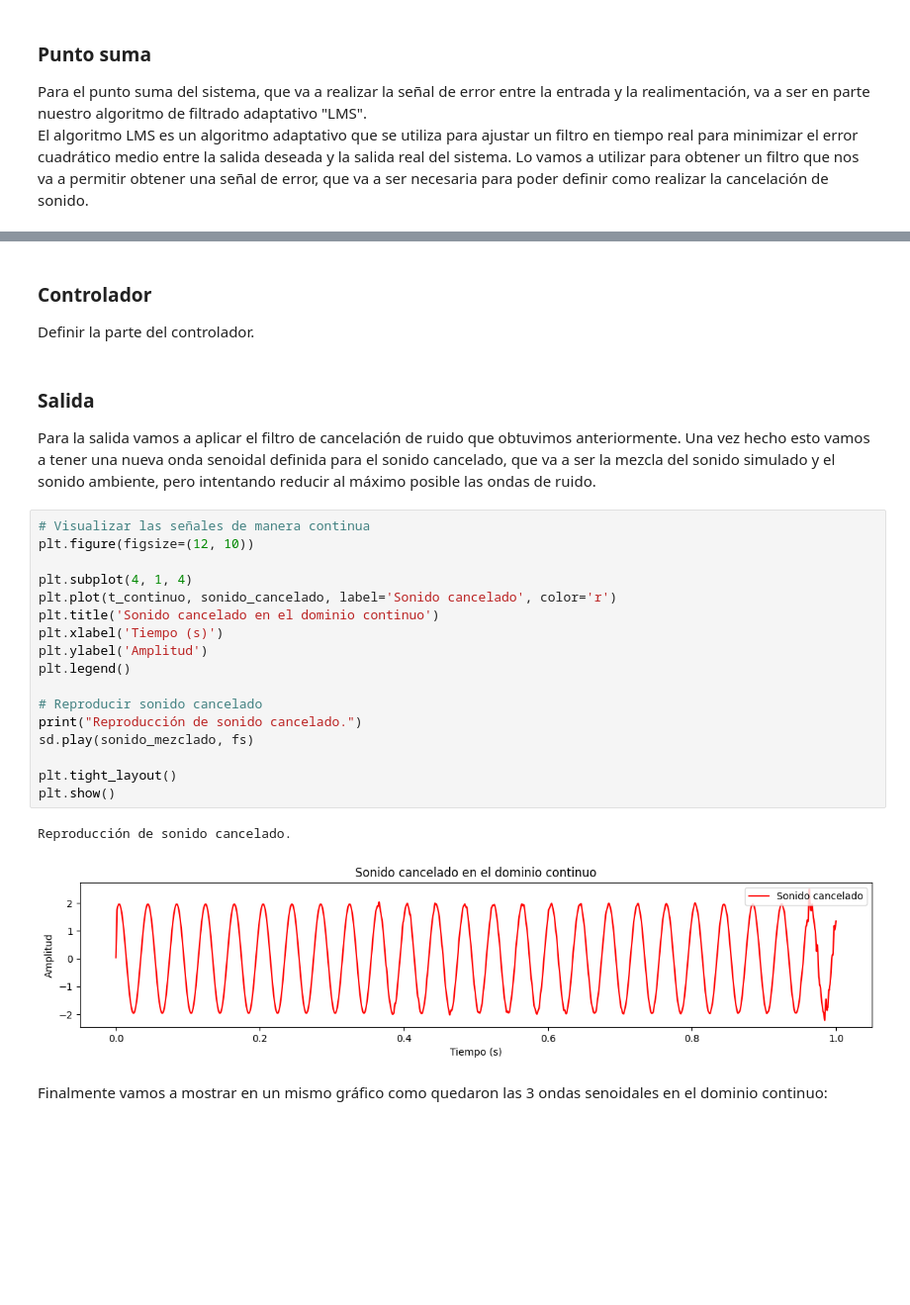
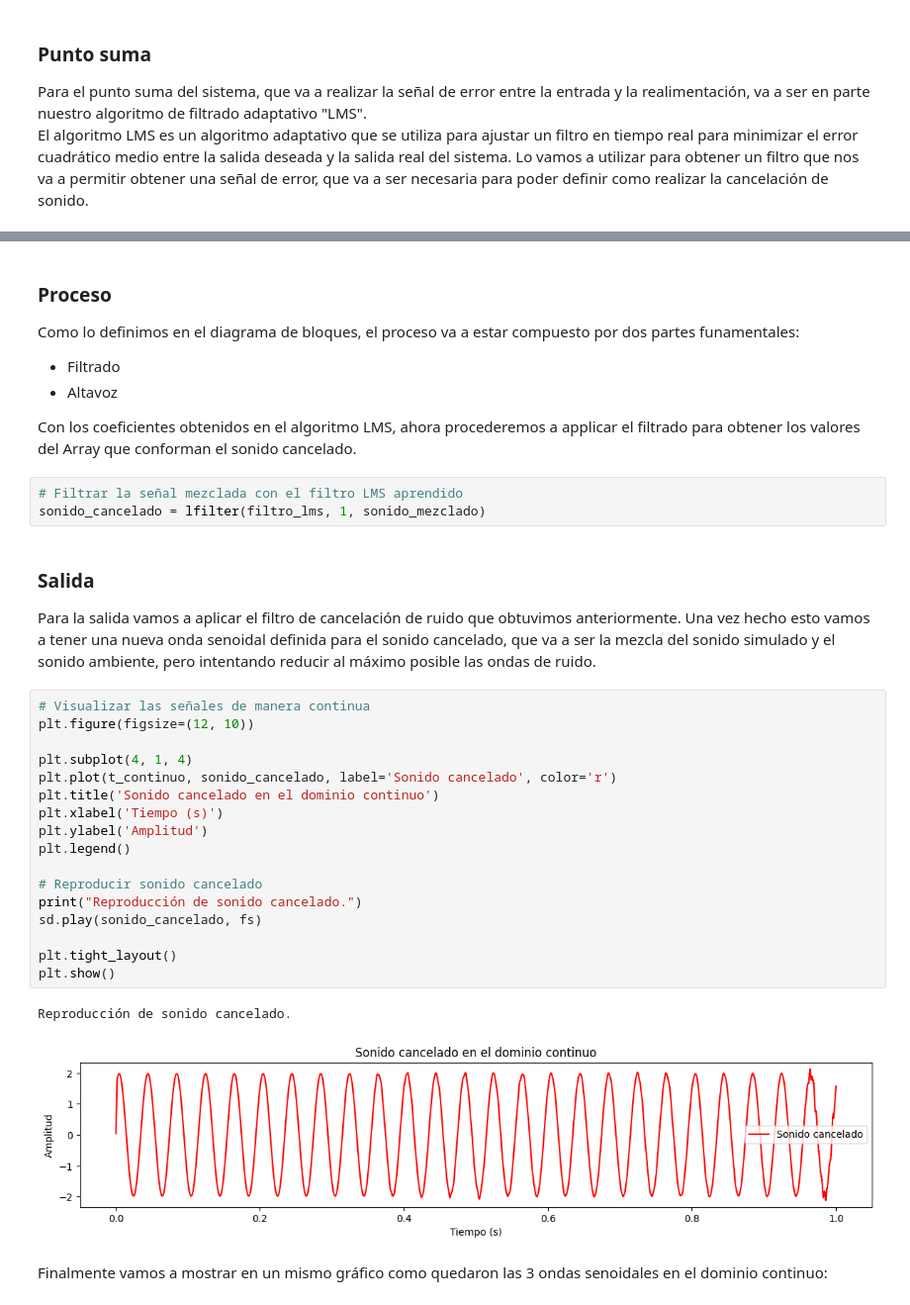
Before and after one commit to Leon7reynosa/Active-noise-cancellation-simulation, a Jupyter notebook: ANC-Simulation-TDC.ipynb, the cells around one changed output, grey strips where cells are left out. Shown: that part at 99% size. Saved outputs shown, nothing was run; the diff lists cells and outputs as text; blank space fills up the shorter version.

```diff
--- a/ANC-Simulation-TDC.ipynb
+++ b/ANC-Simulation-TDC.ipynb
@@ -201,29 +247,36 @@ sonido_cancelado = lfilter(filtro_lms, 1, sonido_mezclado)
 # %% [markdown]
-### Controlador
-Definir la parte del controlador.
+### Proceso
+Como lo definimos en el diagrama de bloques, el proceso va a estar compuesto por dos partes funamentales:
+- Filtrado
+- Altavoz
+
+Con los coeficientes obtenidos en el algoritmo LMS, ahora procederemos a applicar el filtrado para obtener los valores del Array que conforman el sonido cancelado.
+# %%
+# Filtrar la señal mezclada con el filtro LMS aprendido
+sonido_cancelado = lfilter(filtro_lms, 1, sonido_mezclado)
 # %% [markdown]
 ### Salida
 Para la salida vamos a aplicar el filtro de cancelación de ruido que obtuvimos anteriormente. Una vez hecho esto vamos a tener una nueva onda senoidal definida para el sonido cancelado, que va a ser la mezcla del sonido simulado y el sonido ambiente, pero intentando reducir al máximo posible las ondas de ruido.
 # %%
 # Visualizar las señales de manera continua
 plt.figure(figsize=(12, 10))
 
 plt.subplot(4, 1, 4)
 plt.plot(t_continuo, sonido_cancelado, label='Sonido cancelado', color='r')
 plt.title('Sonido cancelado en el dominio continuo')
 plt.xlabel('Tiempo (s)')
 plt.ylabel('Amplitud')
 plt.legend()
 
 # Reproducir sonido cancelado
 print("Reproducción de sonido cancelado.")
-sd.play(sonido_mezclado, fs)
+sd.play(sonido_cancelado, fs)
 
 plt.tight_layout()
 plt.show()
 # %% [output]
 Reproducción de sonido cancelado.
-[figure, old version]
+[figure, new version]
 # %% [markdown]
 Finalmente vamos a mostrar en un mismo gráfico como quedaron las 3 ondas senoidales en el dominio continuo:
 # %%
```
Also changed, not shown: parts of 6 cells of this notebook.
